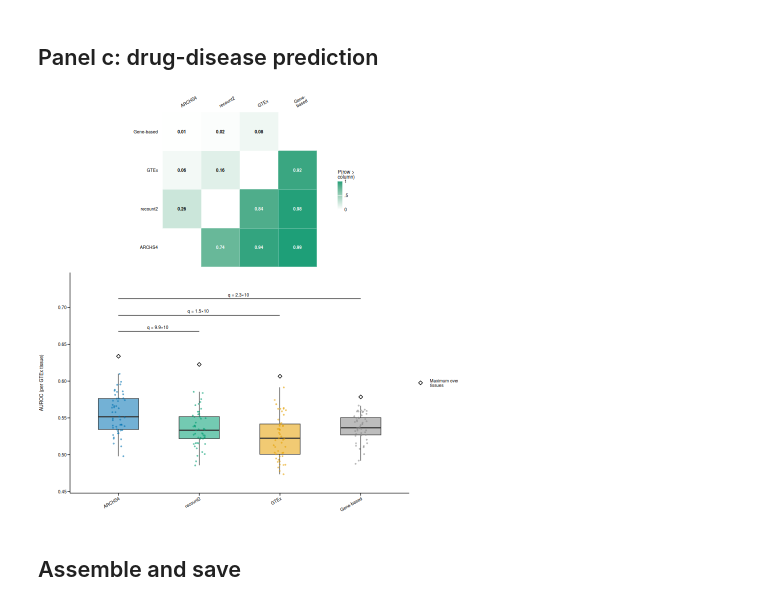
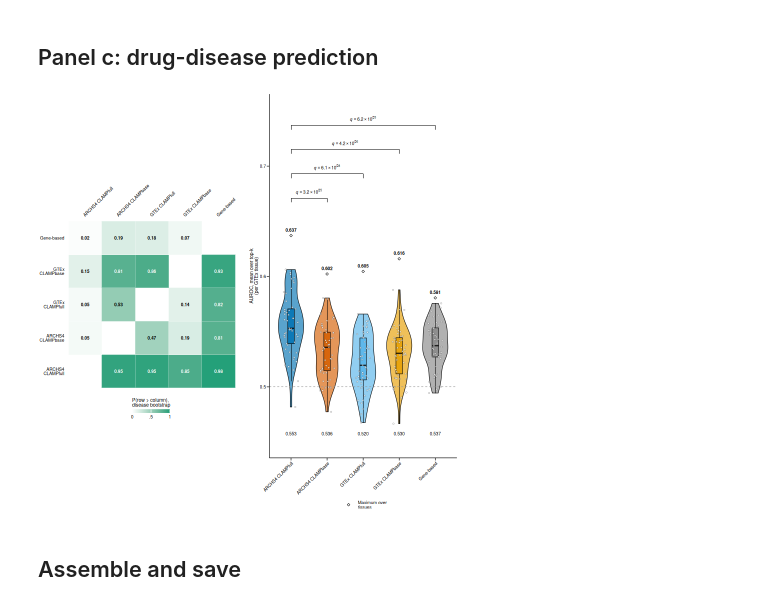
Before and after one commit to miltondp/clamp-analyses, a Jupyter notebook: nbs/99_panels/fig4.executed.ipynb, the cells around one changed output. Cells and saved outputs as stored; diff of their text form; code cells hidden in the pictures.

```diff
--- a/nbs/99_panels/fig4.executed.ipynb
+++ b/nbs/99_panels/fig4.executed.ipynb
@@ -183,66 +144,80 @@ TableGrob (38 x 32) "layout": 53 grobs
 # %% [markdown]
 ## Panel c: drug-disease prediction
 # %%
-dd_dir <- file.path(DATA_DIR, "02_drug_diseases_canonical", "three_model_comparison", "data")
-dd_order <- c("ARCHS4", "recount2", "GTEx", "Gene-based")
-dd_colors <- COMPENDIUM_COLORS[dd_order]  # config.yaml COMPENDIUM_COLORS
+dd_dir <- file.path(DATA_DIR, "02_drug_diseases_canonical", "method_comparison", "data")
+dd_order <- names(DRUG_DISEASE_METHOD_COLORS)
+dd_colors <- DRUG_DISEASE_METHOD_COLORS
 dominance <- fread(file.path(dd_dir, "ordering_stability.csv"))
 tissue <- fread(file.path(dd_dir, "per_tissue_metrics.csv"))
 agg_ref <- fread(file.path(dd_dir, "max_aggregate_reference.csv"))
 tests <- fread(file.path(dd_dir, "paired_tissue_tests.csv"))
 stopifnot(uniqueN(tissue$tissue) == 49, setequal(tissue$method, dd_order))
-for (nm in c("ordering_stability", "per_tissue_metrics", "max_aggregate_reference", "paired_tissue_tests"))
+for (nm in c("ordering_stability", "per_tissue_metrics", "max_aggregate_reference", "max_aggregate_ci", "paired_tissue_tests"))
   fwrite(fread(file.path(dd_dir, paste0(nm, ".csv"))), file.path(source_dir, paste0("c_", nm, ".csv")))
 
 dom <- dominance[row_m != col_m]
 dom[, `:=`(row_m = factor(row_m, levels = dd_order), col_m = factor(col_m, levels = dd_order))]
 plot_c1 <- ggplot(dom, aes(col_m, row_m, fill = value)) +
   geom_tile(colour = "white") +
   geom_text(aes(label = sprintf("%.2f", value), colour = value >= 0.7), size = 5 / .pt, fontface = "bold",
             show.legend = FALSE) +
-  scale_fill_gradient(low = "white", high = "#1B9E77", limits = c(0, 1), name = "P(row >\ncolumn)",
+  scale_fill_gradient(low = "white", high = "#1B9E77", limits = c(0, 1), name = "P(row > column),\ndisease bootstrap",
                       breaks = c(0, .5, 1), labels = c("0", ".5", "1"),
-                      guide = guide_colourbar(barwidth = unit(2, "mm"), barheight = unit(12, "mm"))) +
+                      guide = guide_colourbar(direction = "horizontal", title.position = "top",
+                                              barwidth = unit(16, "mm"), barheight = unit(1.6, "mm"))) +
   scale_colour_manual(values = c("TRUE" = "white", "FALSE" = "black")) +
-  scale_x_discrete(position = "top", labels = function(x) ifelse(x == "Gene-based", "Gene-\nbased", x)) +
+  scale_x_discrete(position = "top") +
+  scale_y_discrete(labels = function(x) sub(" ", "\n", x)) +
   coord_fixed() +
   labs(x = NULL, y = NULL) +
   theme_nm() +
-  theme(axis.line = element_blank(), axis.ticks = element_blank(), axis.text.x = element_text(angle = 30, hjust = 0),
-        legend.position = "right", legend.title.position = "top",
-        legend.key.width = unit(2, "mm"), legend.key.height = unit(2, "mm"))
+  theme(axis.line = element_blank(), axis.ticks = element_blank(),
+        axis.text.x = element_text(angle = 45, hjust = 0, vjust = 0),
+        axis.text.y = element_text(hjust = 1, lineheight = 0.85),
+        plot.margin = margin(1, 4, 1, 1, "mm"),
+        legend.position = "bottom", legend.justification = "center")
 
 tissue[, method := factor(method, levels = dd_order)]
 agg_ref[, method := factor(method, levels = dd_order)]
 top_y <- max(tissue$auroc, agg_ref$auroc)
-tests_ord <- tests[group1 == "ARCHS4" | group2 == "ARCHS4"]
+tests_ord <- tests[group1 == dd_order[1] | group2 == dd_order[1]]
 tests_ord[, `:=`(xstart = match(group1, dd_order), xend = match(group2, dd_order))]
 tests_ord <- tests_ord[order(xend - xstart)]
-plot_c2 <- ggplot(tissue, aes(method, auroc)) +
-  geom_boxplot(aes(fill = method), width = 0.5, outlier.shape = NA, alpha = 0.55, linewidth = 0.25, show.legend = FALSE) +
-  geom_jitter(aes(colour = method), width = 0.08, size = 0.4, alpha = 0.5, show.legend = FALSE) +
-  geom_point(data = agg_ref, aes(method, auroc, shape = "Maximum over\ntissues"), size = 1.5, fill = "white",
-             colour = "black", stroke = 0.4) +
+fmt_q <- function(q) {
+  if (q >= 0.001) return(sprintf("italic(q) == %.3f", q))
+  parts <- strsplit(formatC(q, format = "e", digits = 1), "e")[[1]]
+  sprintf("italic(q) == %s%%*%%10^{%d}", trimws(parts[1]), as.integer(parts[2]))
+}
+plot_c2 <- ggplot(tissue, aes(method, auroc, fill = method)) +
+  geom_violin(width = 0.7, trim = TRUE, scale = "width", colour = "black", linewidth = 0.22, alpha = 0.65, show.legend = FALSE) +
+  geom_boxplot(width = 0.18, outlier.shape = NA, colour = "black", linewidth = 0.22, alpha = 0.85, show.legend = FALSE) +
+  geom_jitter(width = 0.2, height = 0, size = 0.5, shape = 21, fill = "white", colour = "#333333", stroke = 0.15, alpha = 0.65) +
+  geom_point(data = agg_ref, aes(method, auroc, shape = "Maximum over\ntissues"), size = 1.05, fill = "white",
+             colour = "black", stroke = 0.28, inherit.aes = FALSE) +
+  geom_text(data = agg_ref, aes(method, auroc, label = sprintf("%.3f", auroc)), vjust = -1.1, size = 5 / .pt, fontface = "bold") +
+  geom_text(data = tissue[, .(med = median(auroc)), by = method], aes(method, min(tissue$auroc) - 0.009, label = sprintf("%.3f", med)),
+            size = 5 / .pt, inherit.aes = FALSE) +
   scale_fill_manual(values = dd_colors) +
-  scale_colour_manual(values = dd_colors) +
   scale_shape_manual(values = c("Maximum over\ntissues" = 23), name = NULL) +
-  labs(x = NULL, y = "AUROC (per GTEx tissue)") +
-  coord_cartesian(ylim = c(min(tissue$auroc, agg_ref$auroc) - 0.012, top_y + 0.10)) +
+  geom_hline(yintercept = 0.5, linetype = "dashed", colour = "grey60", linewidth = 0.25) +
+  labs(x = NULL, y = "AUROC, mean over top-k\n(per GTEx tissue)") +
+  coord_cartesian(ylim = c(min(tissue$auroc) - 0.016, top_y + 0.012 + 0.022 * (nrow(tests_ord) + 0.6))) +
   theme_nm() +
-  theme(legend.position = "right", legend.margin = margin(0, 0, 0, 0),
-        axis.text.x = element_text(angle = 30, hjust = 1))
+  theme(legend.position = "bottom", legend.margin = margin(0, 0, 0, 0),
+        axis.text.x = element_text(angle = 45, hjust = 1, vjust = 1))
 for (i in seq_len(nrow(tests_ord))) {
   y <- top_y + 0.012 + 0.022 * i
   plot_c2 <- plot_c2 +
-    annotate("segment", x = tests_ord$xstart[i], xend = tests_ord$xend[i], y = y, yend = y, linewidth = 0.25) +
+    annotate("segment", x = tests_ord$xstart[i], xend = tests_ord$xstart[i], y = y - 0.004, yend = y, linewidth = 0.22) +
+    annotate("segment", x = tests_ord$xstart[i], xend = tests_ord$xend[i], y = y, yend = y, linewidth = 0.22) +
+    annotate("segment", x = tests_ord$xend[i], xend = tests_ord$xend[i], y = y - 0.004, yend = y, linewidth = 0.22) +
     annotate("text", x = (tests_ord$xstart[i] + tests_ord$xend[i]) / 2, y = y + 0.003,
-             label = sprintf("q = %s", fmt_sci(tests_ord$q_value_bh[i])), size = 5 / .pt, vjust = 0)
+             label = fmt_q(tests_ord$q_value_bh[i]), parse = TRUE, size = 5 / .pt, vjust = 0)
 }
-# Stack c1 over c2 so each plot has room for its labels and a legend at the right.
-plot_c <- plot_grid(plot_c1, plot_c2, ncol = 1, rel_heights = c(0.85, 1.15), align = "v")
+plot_c <- plot_grid(plot_c1, plot_c2, ncol = 2, rel_widths = c(1, 1))
 print(plot_c)
 # %% [output]
-[figure, old version]
+[figure, new version]
 # %% [markdown]
 ## Assemble and save
 # %%
```
Also changed, not shown: parts of 6 cells of this notebook, 19 other files.
